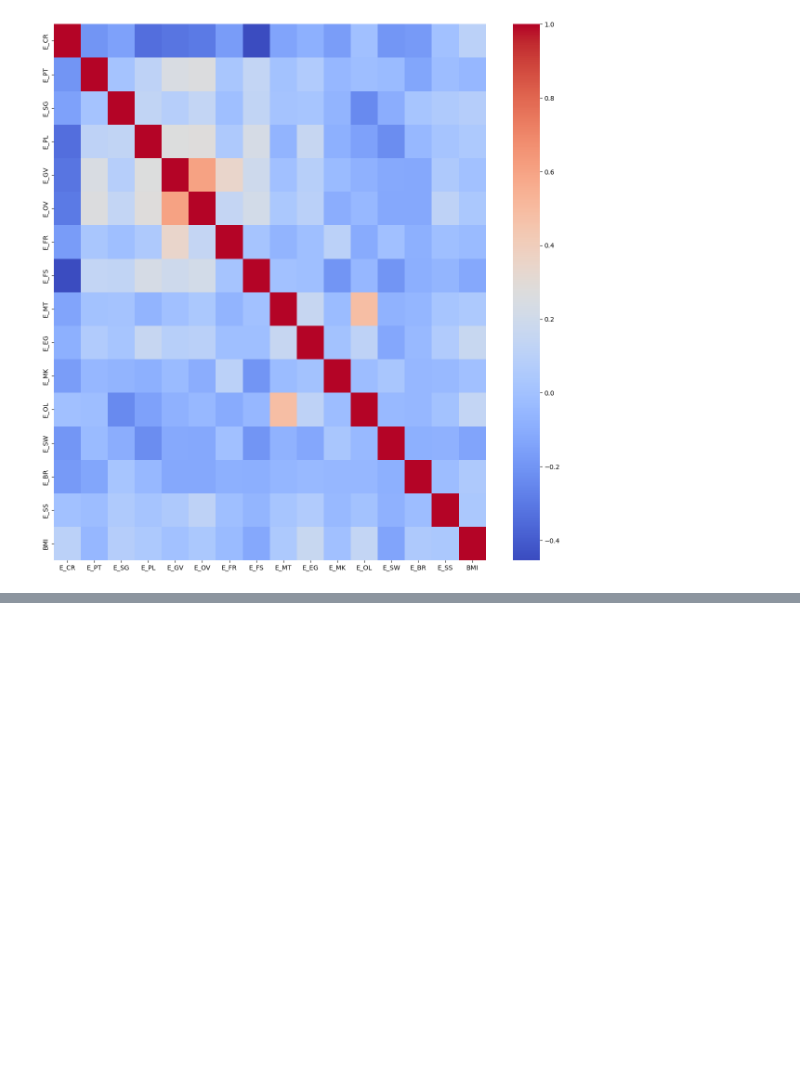
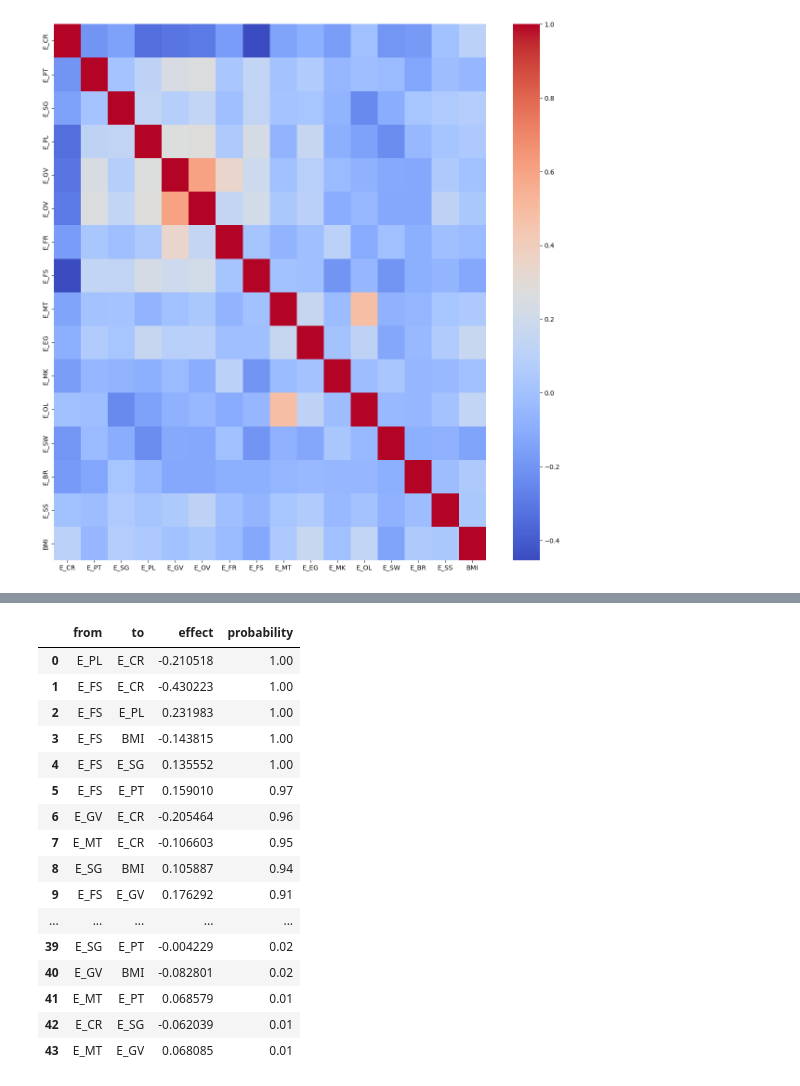
Before and after one commit to Shi-raishi/Graduation-research, a Jupyter notebook: nutr__by_gender.ipynb, the cells around one changed output, grey strips where cells are left out. Cells and saved outputs as stored; diff of their text form; code cells hidden in the pictures; blank space fills up the shorter version.

```diff
--- a/nutr__by_gender.ipynb
+++ b/nutr__by_gender.ipynb
@@ -484,0 +535,4 @@ causal_df_female
+# %%
+# 女性
+dot_female,causal_df_female = LiNGAM(multiplied_female_df,'nutr_female_8Var')
+dot_female
@@ -484,0 +558,20 @@ causal_df_female
+# %%
+causal_df_female
+# %% [output]
+|  | from | to | effect | probability |
+| 0 | E_PL | E_CR | -0.210518 | 1.00 |
+| 1 | E_FS | E_CR | -0.430223 | 1.00 |
+| 2 | E_FS | E_PL | 0.231983 | 1.00 |
+| 3 | E_FS | BMI | -0.143815 | 1.00 |
+| 4 | E_FS | E_SG | 0.135552 | 1.00 |
+| 5 | E_FS | E_PT | 0.159010 | 0.97 |
+| 6 | E_GV | E_CR | -0.205464 | 0.96 |
+| 7 | E_MT | E_CR | -0.106603 | 0.95 |
+| 8 | E_SG | BMI | 0.105887 | 0.94 |
+| 9 | E_FS | E_GV | 0.176292 | 0.91 |
+| ... | ... | ... | ... | ... |
+| 39 | E_SG | E_PT | -0.004229 | 0.02 |
+| 40 | E_GV | BMI | -0.082801 | 0.02 |
+| 41 | E_MT | E_PT | 0.068579 | 0.01 |
+| 42 | E_CR | E_SG | -0.062039 | 0.01 |
+| 43 | E_MT | E_GV | 0.068085 | 0.01 |
```
Also changed, not shown: parts of 12 cells of this notebook.
